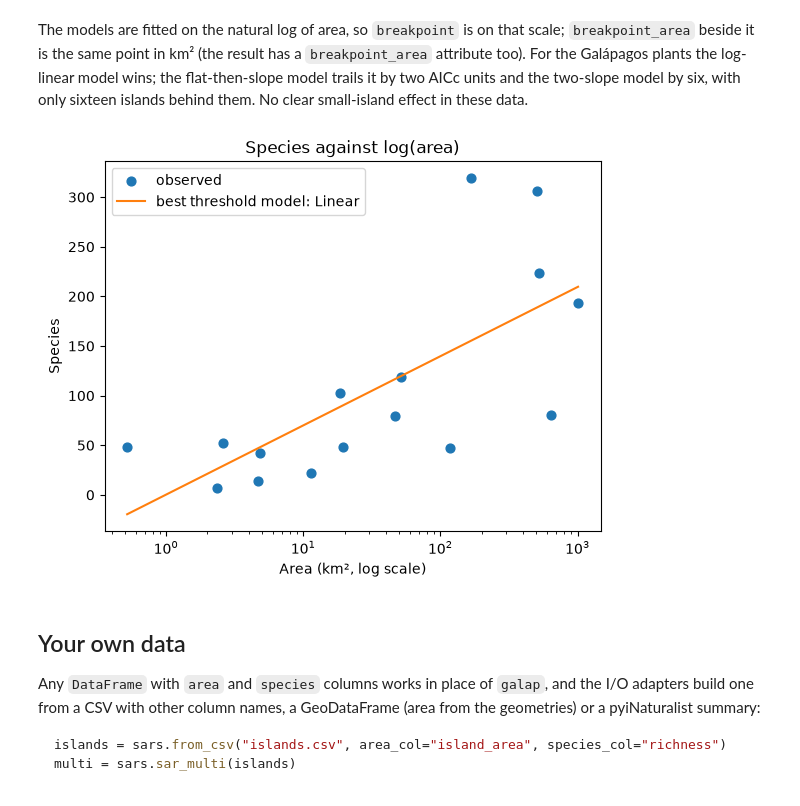
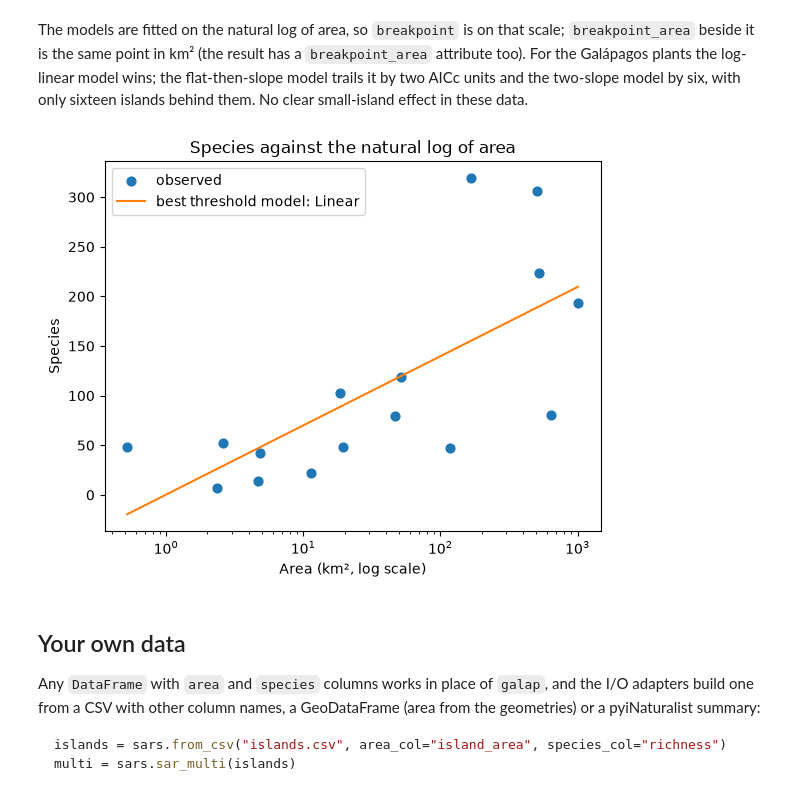
Before and after one commit to jmcmeen/sars, a Jupyter notebook: docs/examples/galapagos.ipynb, the cells around one changed output. Cells and saved outputs as stored; diff of their text form; code cells hidden in the pictures.

```diff
--- a/docs/examples/galapagos.ipynb
+++ b/docs/examples/galapagos.ipynb
@@ -247,13 +248,13 @@ islands behind them. No clear small-island effect in these data.
 # %%
 grid = np.geomspace(galap["area"].min(), galap["area"].max(), 200)
 ax = galap.plot.scatter(x="area", y="species", s=40, label="observed")
 ax.plot(grid, th.predict(grid), color="C1", label=f"best threshold model: {th.best_model}")
 ax.set(xscale="log", xlabel="Area (km², log scale)", ylabel="Species",
-       title="Species against log(area)")
+       title="Species against the natural log of area")
 ax.legend()
 plt.show()
 # %% [output]
-[figure, old version]
+[figure, new version]
 # %% [markdown]
 ## Your own data
 
```
Also changed, not shown: parts of 1 cell of this notebook, 3 other files.
